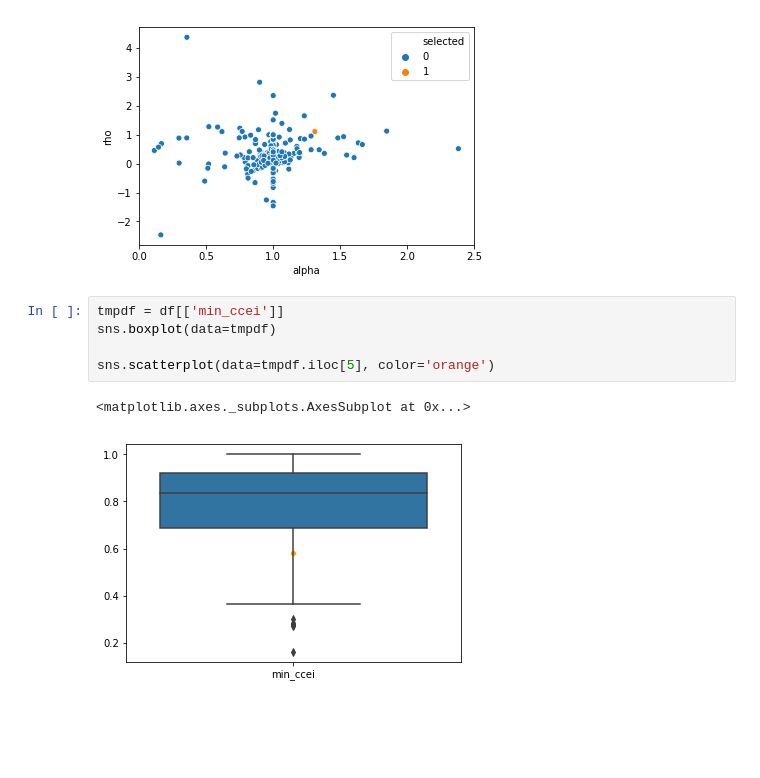
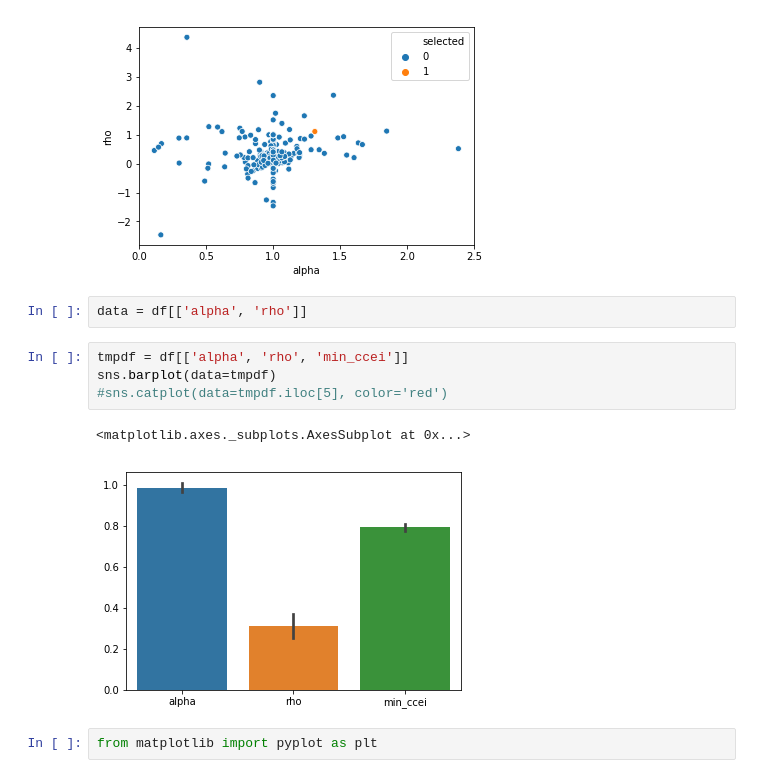
Before and after one commit to sunwonl/bepf_webserver, a Jupyter notebook: notebooks/make_report.ipynb, the cells around one changed output. Saved outputs shown, nothing was run; the diff lists cells and outputs as text; blank space fills up the shorter version.

```diff
--- a/notebooks/make_report.ipynb
+++ b/notebooks/make_report.ipynb
@@ -36,11 +36,14 @@ def scatter(df, you):
 scatter(df, 40)
 # %% [output]
 [figure]
+# %%
+data = df[['alpha', 'rho']]
 # %%
-tmpdf = df[['min_ccei']]
-sns.boxplot(data=tmpdf)
-
-sns.scatterplot(data=tmpdf.iloc[5], color='orange')
+tmpdf = df[['alpha', 'rho', 'min_ccei']]
+sns.barplot(data=tmpdf)
+#sns.catplot(data=tmpdf.iloc[5], color='red')
 # %% [output]
 <matplotlib.axes._subplots.AxesSubplot at 0x...>
-[figure, old version]
+[figure, new version]
+# %%
+from matplotlib import pyplot as plt
```
Also changed, not shown: parts of 3 cells of this notebook, 1 other file.
